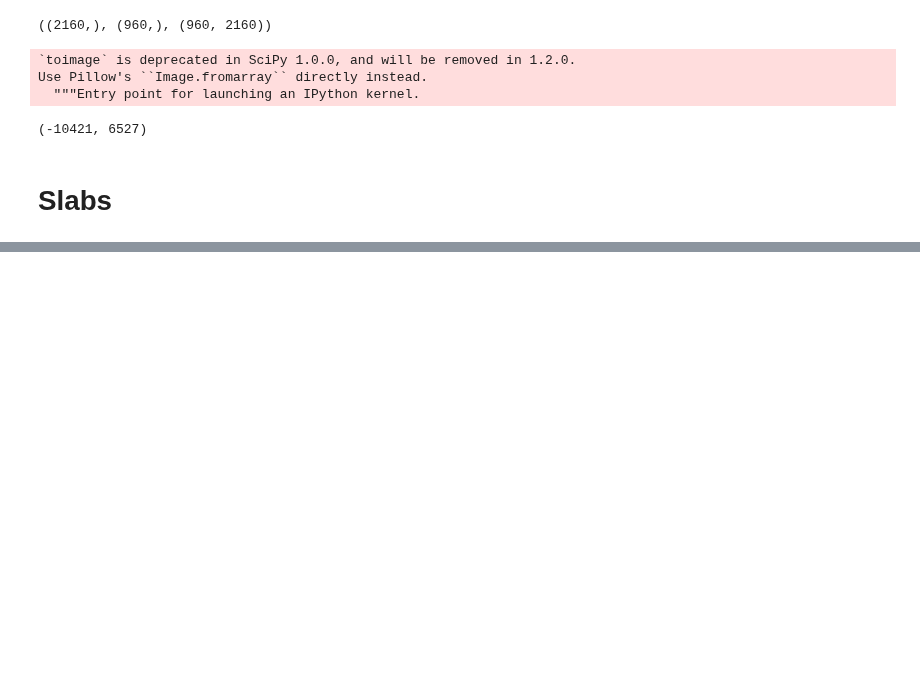
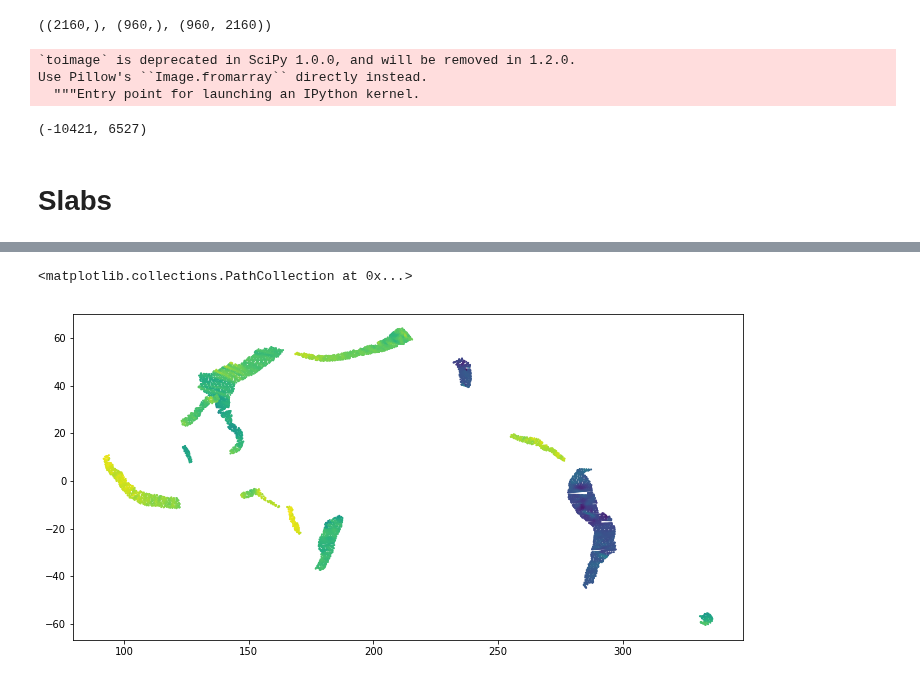
Before and after one commit to jgalazm/Nami, a Jupyter notebook: validation/05_sumatra2004/data/bathymetry.ipynb, the cells around one changed output, grey strips where cells are left out. Cells and saved outputs as stored; diff of their text form; code cells hidden in the pictures; blank space fills up the shorter version.

```diff
--- a/validation/05_sumatra2004/data/bathymetry.ipynb
+++ b/validation/05_sumatra2004/data/bathymetry.ipynb
@@ -164,0 +179,7 @@ plt.axis('equal')
+# %%
+k = 50
+plt.figure(figsize=(12,6))
+plt.scatter(xyz[::k,0],xyz[::k,1],c=xyz[::k,3],s=1)
+# %% [output]
+<matplotlib.collections.PathCollection at 0x...>
+[figure, added]
```
Also changed, not shown: parts of 14 cells of this notebook.
